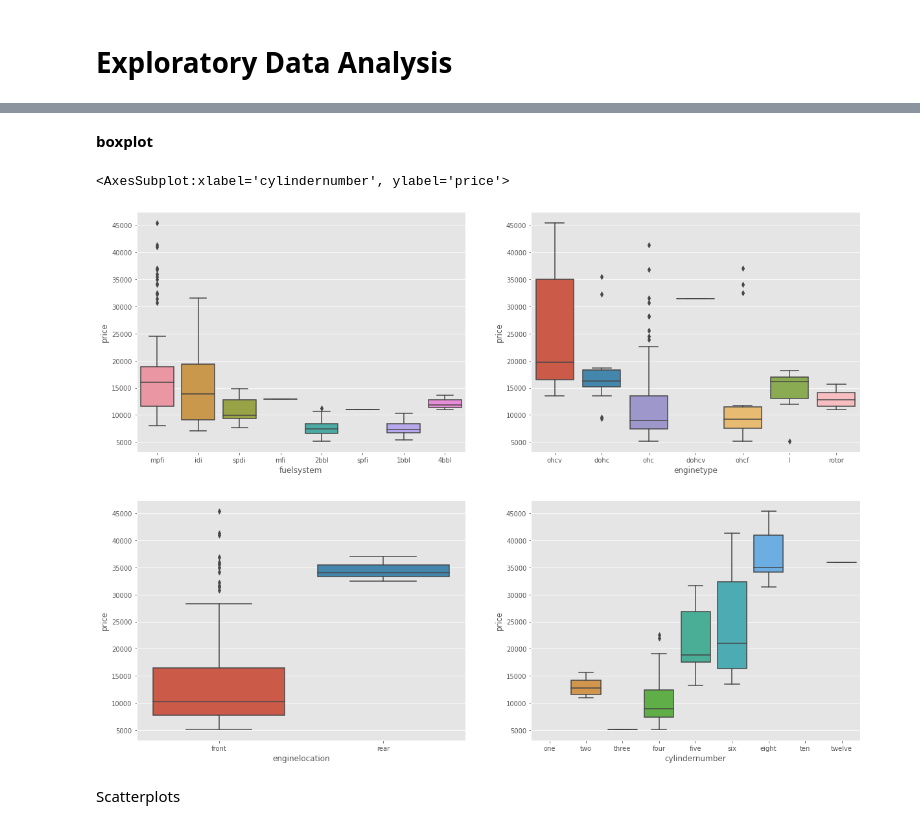
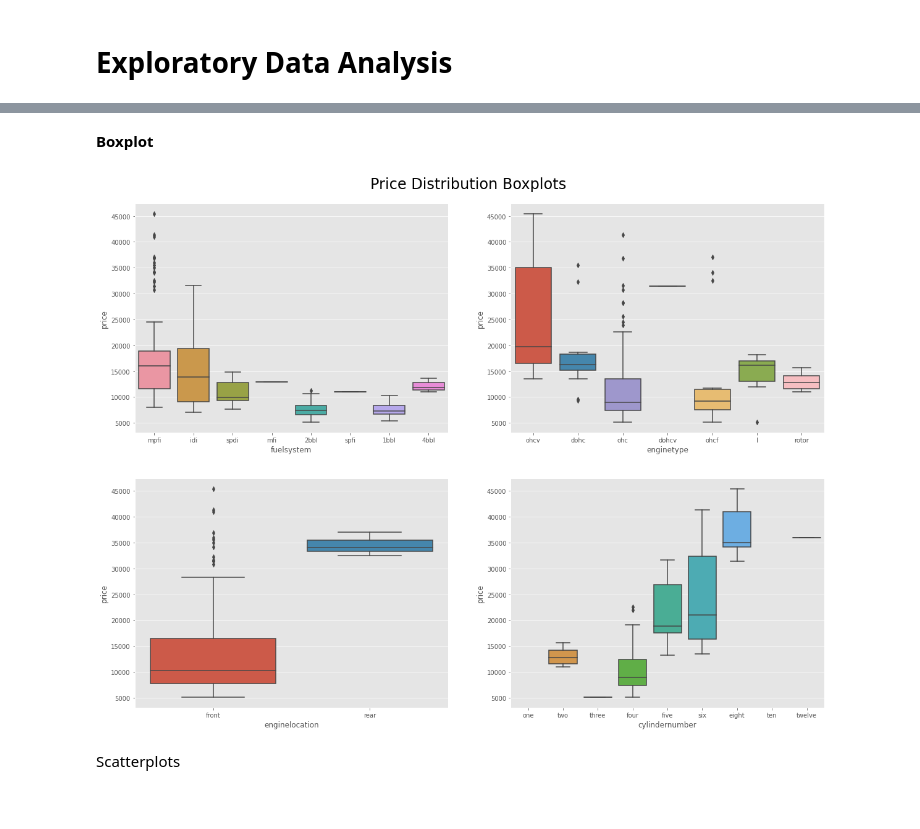
Before and after one commit to KishenSharma6/CarPricesPrediction, a Jupyter notebook: Notebooks/Exploratory/20201006_ExploratoryDataAnalysis.ipynb, the cells around one changed output, grey strips where cells are left out. Cells and saved outputs as stored; diff of their text form; code cells hidden in the pictures.

Commit message:
Visualizations are completed. Need to write the visuals still

```diff
--- a/Notebooks/Exploratory/20201006_ExploratoryDataAnalysis.ipynb
+++ b/Notebooks/Exploratory/20201006_ExploratoryDataAnalysis.ipynb
@@ -167,25 +164,28 @@ auto_data
 # %% [markdown]
-**boxplot**
+**Boxplot**
 # %%
-importlib.reload(src.Visualization.visualize)
 #Init boxplot object
-boxplot = EDA_Viz(auto_data, color = 'Blue')
+boxplot= EDA_Viz(auto_data, color= 'Blue')
 
-
-cat_cols = ['fuelsystem', 'enginetype', 'enginelocation']
+#Subset cat cols for boxplot
+cat_cols= ['fuelsystem', 'enginetype', 'enginelocation']
 
 #Create figure
-f, axes = plt.subplots(2,2,figsize = (20,15))
+f, axes= plt.subplots(2,2,figsize= (20,15))
+
+#Create Boxplots (manually plotting cylindernumber to order xlabels)
 for col, ax in zip(cat_cols, axes.flatten()):
     boxplot.boxplot(cat_var=col, cont_var='price',
-                    ax = ax)
+                    ax= ax)
 
+boxplot.boxplot(cat_var='cylindernumber', cont_var= 'price',
+                order= ['one', 'two', 'three', 'four', 'five', 'six', 'eight', 'ten', 'twelve'],
+                ax= axes[1][1])
 
-boxplot.boxplot(cat_var='cylindernumber', cont_var = 'price',
-                order= ['one', 'two', 'three', 'four', 'five', 'six', 'eight', 'ten', 'twelve'], ax = axes[1][1])
+#Set plot aesthetics
+plt.suptitle('Price Distribution Boxplots', y= .92, fontsize= 24);
 # %% [output]
-<AxesSubplot:xlabel='cylindernumber', ylabel='price'>
-[figure, old version]
+[figure, new version]
 # %% [markdown]
 Scatterplots
 # %%
```
Also changed, not shown: parts of 13 cells of this notebook.
